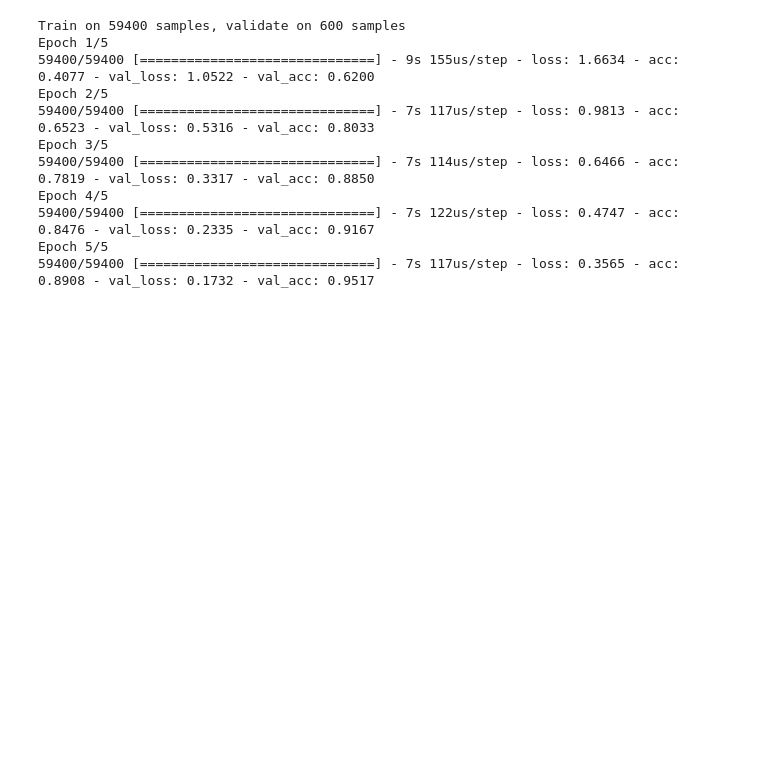
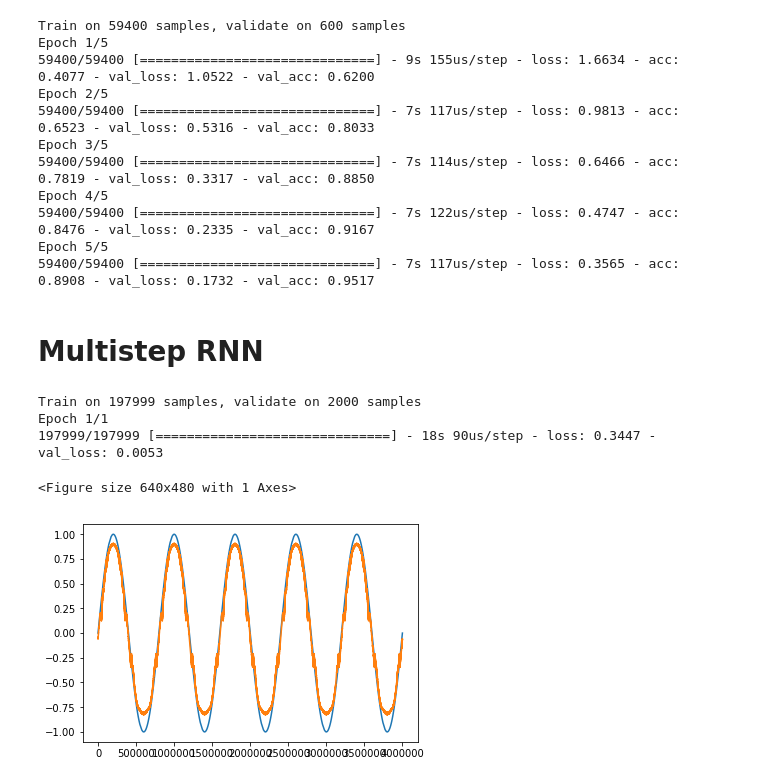
Before and after one commit to moesmatheus/Neural_network, a Jupyter notebook: notebook.ipynb, the cells around one changed output. Saved outputs shown, nothing was run; the diff lists cells and outputs as text; code cells hidden in the pictures; blank space fills up the shorter version.

Commit message:
added multistep rnn

```diff
--- a/notebook.ipynb
+++ b/notebook.ipynb
@@ -181,3 +181,61 @@ Epoch 4/5
 59400/59400 [==============================] - 7s 122us/step - loss: 0.4747 - acc: 0.8476 - val_loss: 0.2335 - val_acc: 0.9167
 Epoch 5/5
 59400/59400 [==============================] - 7s 117us/step - loss: 0.3565 - acc: 0.8908 - val_loss: 0.1732 - val_acc: 0.9517
+# %% [markdown]
+# Multistep RNN
+# %%
+import main
+import numpy as np
+from matplotlib import pyplot as plt
+
+points = np.linspace(start = 0,stop = 10 * np.pi, num = 5000000)
+
+x = np.sin(points[:-25])
+
+y = np.sin(points[25:])
+
+X = x.reshape(-1,25,1)
+Y = y.reshape(-1,25,1)
+
+model = main.RNN_multistep(
+    network_sizes = [30,15],
+    lstm_cells = [15],
+    activation='relu',
+    rnn_type = 'gru',
+    dropout = 0.1,
+    crop = (5,0),
+    optimizer = 'adam',
+    loss = 'mean_squared_error',
+    metrics = None,
+    n_out = 1
+)
+
+model.fit_model(
+    x = X,
+    y = Y,
+    batch_size = 2000,
+    epochs = 1,
+    validation_split = 0.01,
+    verbose = 1
+)
+
+pred = model.predict(X)
+
+plt.plot(Y[:,5:].reshape(-1))
+
+plt.plot(pred.reshape(-1))
+
+plt.show()
+# %% [output]
+Train on 197999 samples, validate on 2000 samples
+Epoch 1/1
+197999/197999 [==============================] - 18s 90us/step - loss: 0.3447 - val_loss: 0.0053
+<Figure size 640x480 with 1 Axes>
+# %%
+plt.plot(Y[:,5:].reshape(-1))
+
+plt.plot(pred.reshape(-1))
+
+plt.show()
+# %% [output]
+[figure, added]
```
